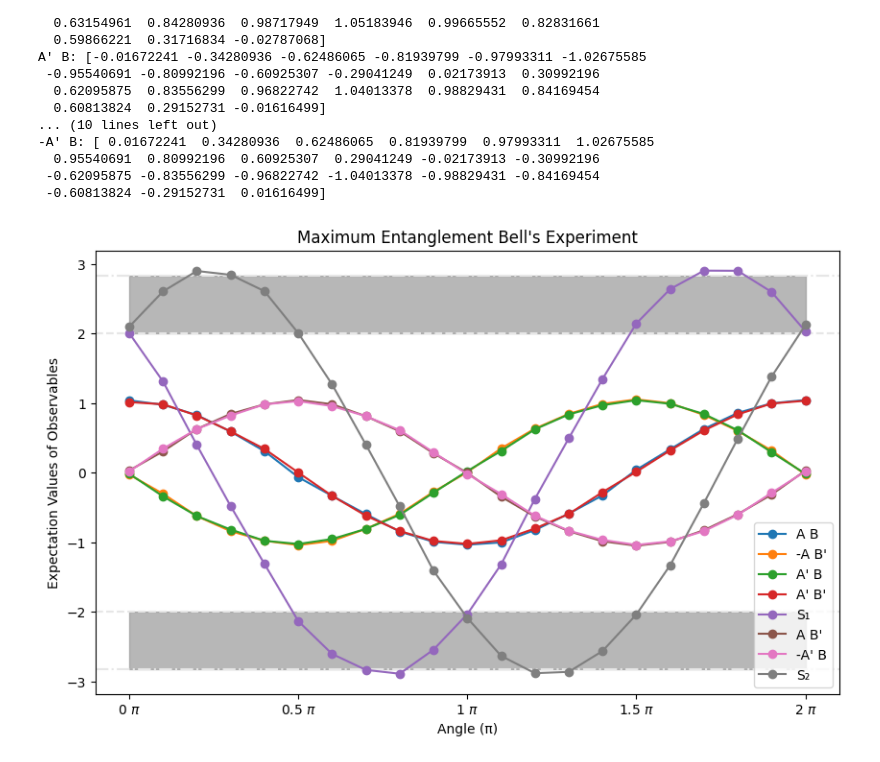
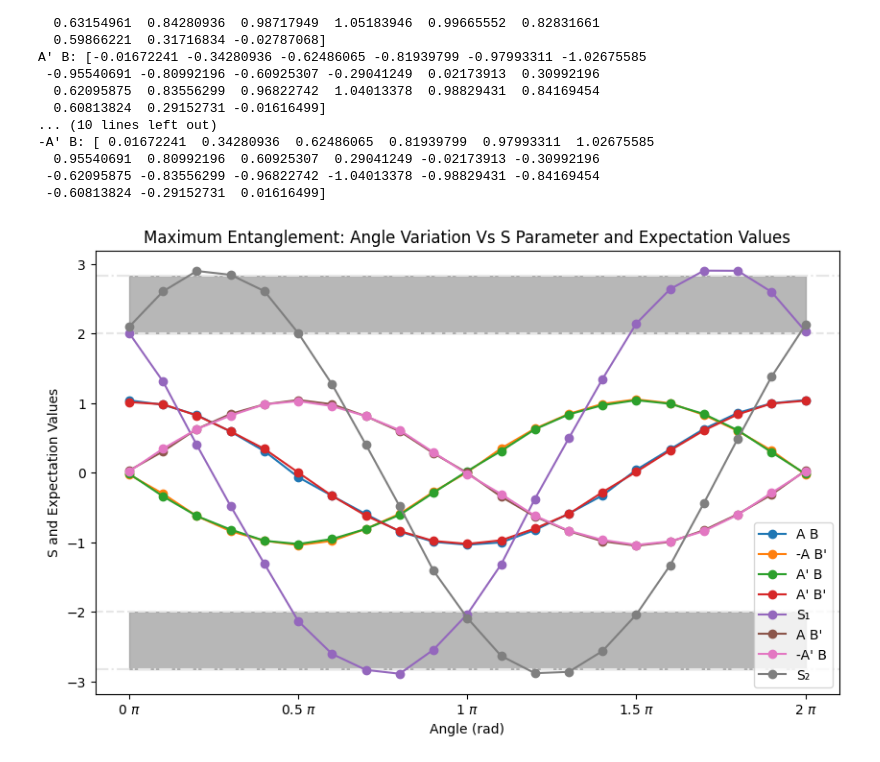
Before and after one commit to vitahehe/Bells_inequality_slp, a Jupyter notebook: Bells inequality angle vs components/Angle vs components (also graph!).ipynb, the cells around one changed output. Drawn from its saved outputs; the diff is of its cells as text; code cells hidden in the pictures.

```diff
--- a/Bells inequality angle vs components/Angle vs components (also graph!).ipynb
+++ b/Bells inequality angle vs components/Angle vs components (also graph!).ipynb
@@ -26,8 +26,7 @@ from qiskit.compiler import transpile
 from qiskit import QuantumCircuit
 from qiskit_ibm_runtime import QiskitRuntimeService
 #backend = least_busy()
-service = QiskitRuntimeService(channel = 'ibm_quantum',token='fa6c1fd6e1d33ed21b09389e84015f16788b8ee7de800ce4a5a1f8b9c934b9cc0f145a64f9926598c14a798763f1eb58e389d6a1cfa6f143a2f8dc8271b7faa2'
-)
+service = QiskitRuntimeService(channel = 'ibm_quantum',token='*****') #Put your own token here!
 theta = Parameter("$\\theta$")
 qc = QuantumCircuit(2)
 qc.h(0)  #Create a h gate on the 0 quibit
@@ -115,0 +108,8 @@ PrimitiveResult([PubResult(data=DataBin(evs=np.ndarray(<shape=(6, 21), dtype=flo
+# %%
+from qiskit_ibm_runtime import QiskitRuntimeService
+
+job = service.job('cy1vmg29b62g008h7f6g')
+result_1 = job.result()
+
+# Check the status
+print(result_1)
@@ -157,37 +160,37 @@ fig, ax = plt.subplots(figsize=(10, 6))
 ax.plot(phases / np.pi, ab, "o-", label="A B", zorder=3)
 ax.plot(phases / np.pi, minus_aB, "o-", label="-A B'", zorder=3)
 ax.plot(phases / np.pi, Ab, "o-", label="A' B", zorder=3)
 ax.plot(phases / np.pi, AB, "o-", label="A' B'", zorder=3)
 ax.plot(phases / np.pi, S_1, "o-", label="S₁", zorder=3)
 
 #ax.plot(phases / np.pi, chsh1_est_ZZ, "o-", zorder=3) #label="chsh1_est_ZZ"
 ax.plot(phases / np.pi, aB, "o-", label="A B'", zorder=3)
 ax.plot(phases / np.pi, minus_Ab, "o-", label="-A' B", zorder=3)
 #gax.plot(phases / np.pi, chsh1_est_XX, "o-", zorder=3) #label="chsh1_est_XX",
 ax.plot(phases / np.pi, S_2, "o-", label="S₂", zorder=3)
 
 # classical bound +-2
 ax.axhline(y=2, color="0.9", linestyle="--")
 ax.axhline(y=-2, color="0.9", linestyle="--")
 
 # quantum bound, +-2√2
 ax.axhline(y=np.sqrt(2) * 2, color="0.9", linestyle="-.")
 ax.axhline(y=-np.sqrt(2) * 2, color="0.9", linestyle="-.")
 ax.fill_between(phases / np.pi, 2, 2 * np.sqrt(2), color="0.6", alpha=0.7)
 ax.fill_between(phases / np.pi, -2, -2 * np.sqrt(2), color="0.6", alpha=0.7)
 
 # set x tick labels to the unit of pi
 ax.xaxis.set_major_formatter(tck.FormatStrFormatter("%g $\\pi$"))
 ax.xaxis.set_major_locator(tck.MultipleLocator(base=1/2))
 
 # set labels, and legend
-plt.title("Maximum Entanglement Bell's Experiment")
-plt.xlabel("Angle (π)")
-plt.ylabel("Expectation Values of Observables")
+plt.title("Maximum Entanglement: Angle Variation Vs S Parameter and Expectation Values")
+plt.xlabel("Angle (rad)")
+plt.ylabel("S and Expectation Values")
 plt.legend()
 plt.show()
 # %% [output]
-[figure, old version]
+[figure, new version]
 # %%
 print(chsh_isa_circuit)
 # %% [output]
```
Also changed, not shown: parts of 6 cells of this notebook.
